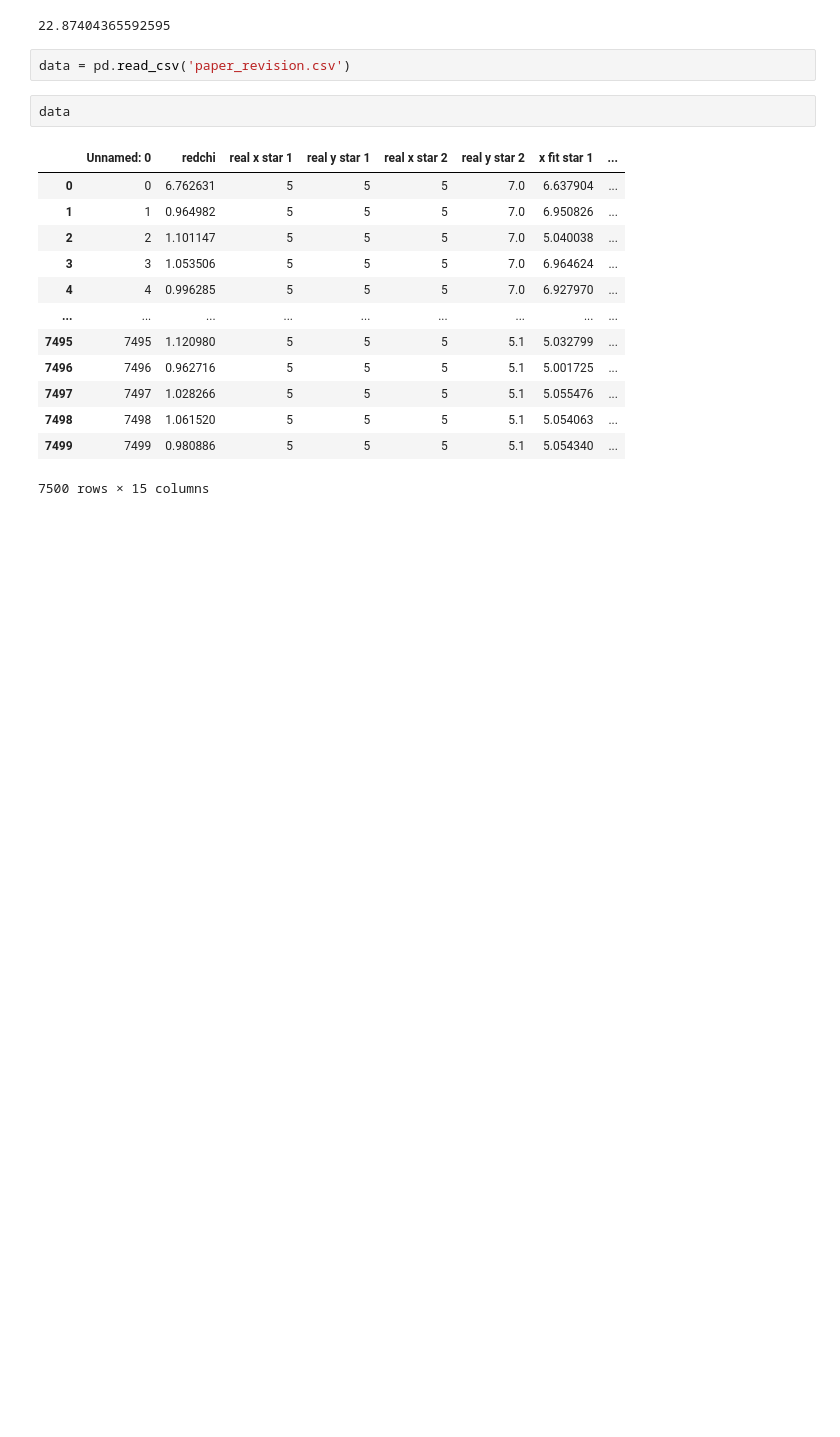
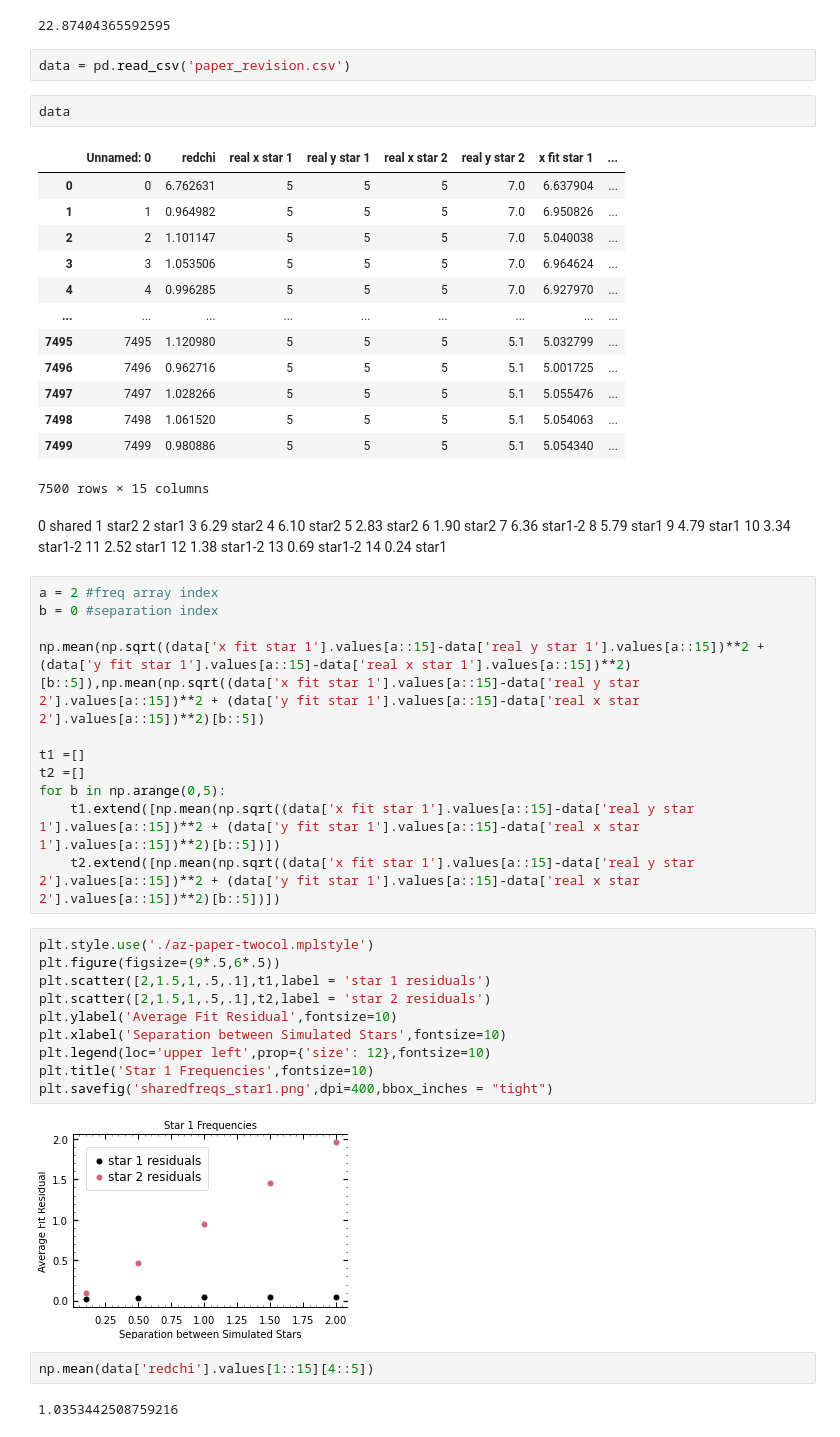
Before and after one commit to Higgins00/AstroResearch, a Jupyter notebook: Simulations.ipynb, the cells around one changed output. Cells and saved outputs as stored; diff of their text form; blank space fills up the shorter version.

```diff
--- a/Simulations.ipynb
+++ b/Simulations.ipynb
@@ -3182,3 +3199,46 @@ data
 | 7498 | 7498 | 1.061520 | 5 | 5 | 5 | 5.1 | 5.054063 | ... |
 | 7499 | 7499 | 0.980886 | 5 | 5 | 5 | 5.1 | 5.054340 | ... |
 7500 rows × 15 columns
+# %% [markdown]
+0 shared
+1 star2
+2 star1
+3 6.29 star2
+4 6.10 star2
+5 2.83 star2
+6 1.90 star2
+7 6.36 star1-2
+8 5.79 star1
+9 4.79 star1
+10 3.34 star1-2
+11 2.52 star1
+12 1.38 star1-2
+13 0.69 star1-2
+14 0.24 star1
+# %%
+a = 2 #freq array index
+b = 0 #separation index
+
+np.mean(np.sqrt((data['x fit star 1'].values[a::15]-data['real y star 1'].values[a::15])**2 + (data['y fit star 1'].values[a::15]-data['real x star 1'].values[a::15])**2)[b::5]),np.mean(np.sqrt((data['x fit star 1'].values[a::15]-data['real y star 2'].values[a::15])**2 + (data['y fit star 1'].values[a::15]-data['real x star 2'].values[a::15])**2)[b::5])
+
+t1 =[]
+t2 =[]
+for b in np.arange(0,5):
+    t1.extend([np.mean(np.sqrt((data['x fit star 1'].values[a::15]-data['real y star 1'].values[a::15])**2 + (data['y fit star 1'].values[a::15]-data['real x star 1'].values[a::15])**2)[b::5])])
+    t2.extend([np.mean(np.sqrt((data['x fit star 1'].values[a::15]-data['real y star 2'].values[a::15])**2 + (data['y fit star 1'].values[a::15]-data['real x star 2'].values[a::15])**2)[b::5])])
+# %%
+plt.style.use('./az-paper-twocol.mplstyle')
+plt.figure(figsize=(9*.5,6*.5))
+plt.scatter([2,1.5,1,.5,.1],t1,label = 'star 1 residuals')
+plt.scatter([2,1.5,1,.5,.1],t2,label = 'star 2 residuals')
+plt.ylabel('Average Fit Residual',fontsize=10)
+plt.xlabel('Separation between Simulated Stars',fontsize=10)
+plt.legend(loc='upper left',prop={'size': 12},fontsize=10)
+plt.title('Star 1 Frequencies',fontsize=10)
+plt.savefig('sharedfreqs_star1.png',dpi=400,bbox_inches = "tight")
+# %% [output]
+[figure, added]
+# %%
+np.mean(data['redchi'].values[1::15][4::5])
+# %% [output]
+1.0353442508759216
```
Also changed, not shown: parts of 14 cells of this notebook, 4 other files.
